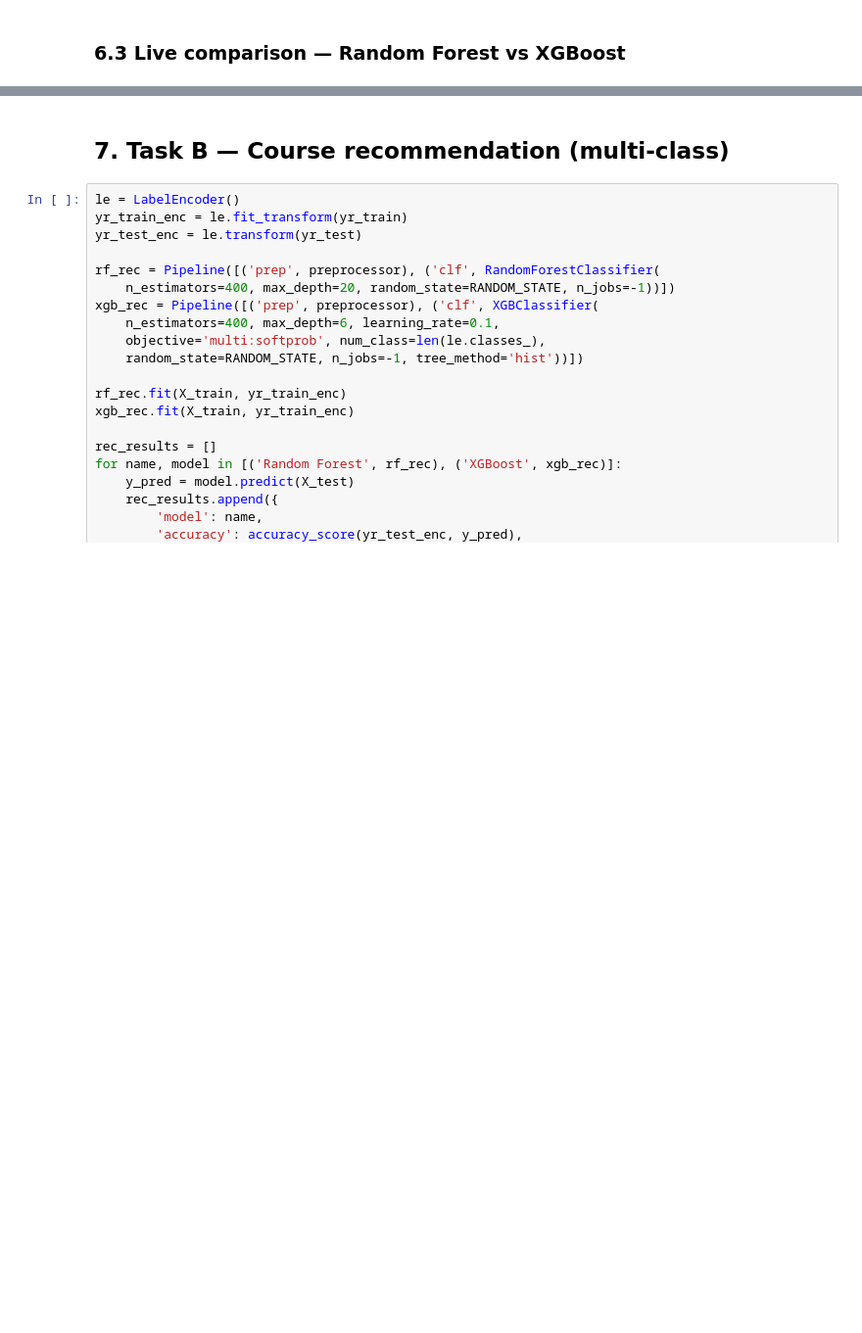
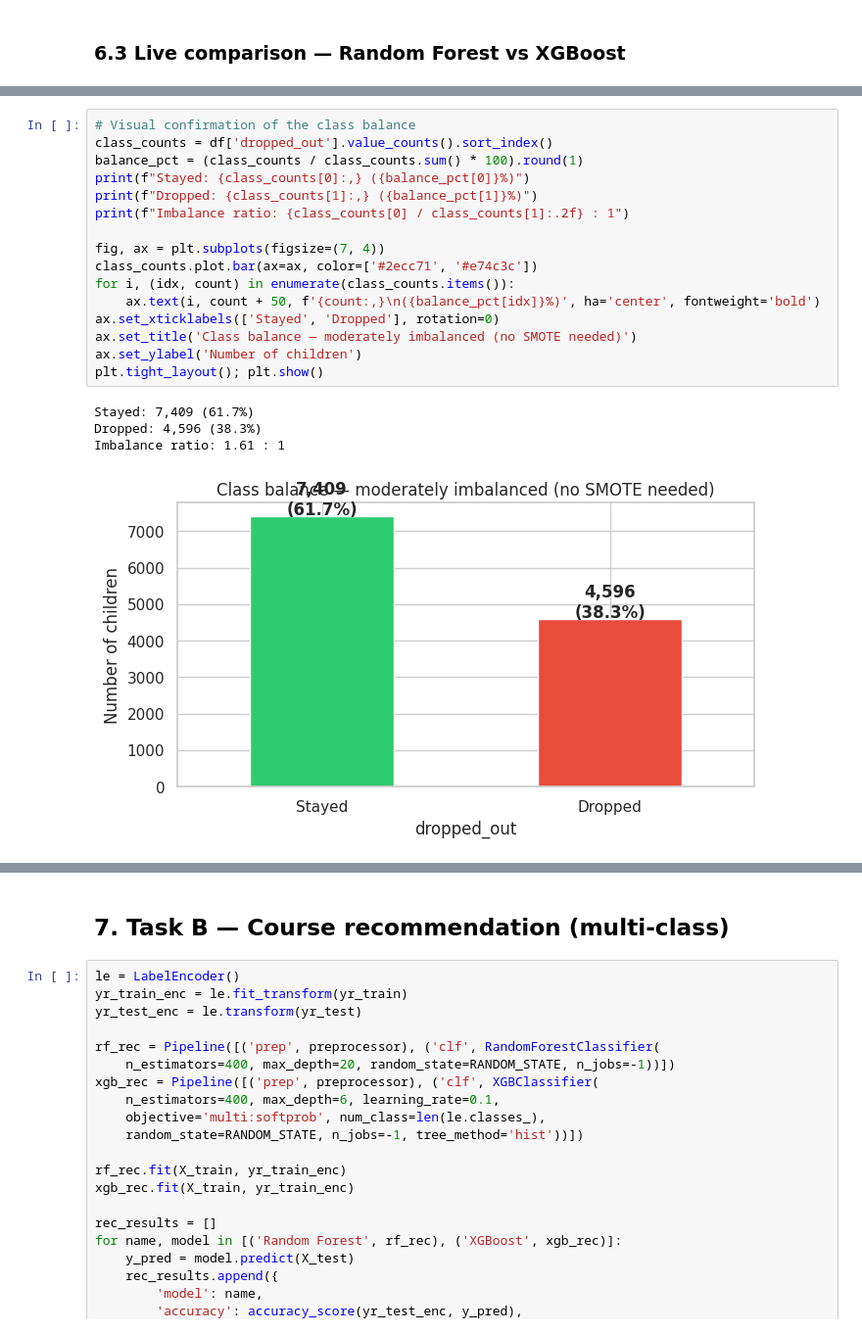
Before and after one commit to anwar789456/machine-lol, a Jupyter notebook: notebooks/eda_and_training.ipynb, the cells around one changed output, grey strips where cells are left out. Shown at 98% size. Drawn from its saved outputs; the diff is of its cells as text; blank space fills up the shorter version.

```diff
--- a/notebooks/eda_and_training.ipynb
+++ b/notebooks/eda_and_training.ipynb
@@ -420,0 +615,21 @@ plt.tight_layout(); plt.show()
+# %%
+# Visual confirmation of the class balance
+class_counts = df['dropped_out'].value_counts().sort_index()
+balance_pct = (class_counts / class_counts.sum() * 100).round(1)
+print(f"Stayed: {class_counts[0]:,} ({balance_pct[0]}%)")
+print(f"Dropped: {class_counts[1]:,} ({balance_pct[1]}%)")
+print(f"Imbalance ratio: {class_counts[0] / class_counts[1]:.2f} : 1")
+
+fig, ax = plt.subplots(figsize=(7, 4))
+class_counts.plot.bar(ax=ax, color=['#2ecc71', '#e74c3c'])
+for i, (idx, count) in enumerate(class_counts.items()):
+    ax.text(i, count + 50, f'{count:,}\n({balance_pct[idx]}%)', ha='center', fontweight='bold')
+ax.set_xticklabels(['Stayed', 'Dropped'], rotation=0)
+ax.set_title('Class balance — moderately imbalanced (no SMOTE needed)')
+ax.set_ylabel('Number of children')
+plt.tight_layout(); plt.show()
+# %% [output]
+Stayed: 7,409 (61.7%)
+Dropped: 4,596 (38.3%)
+Imbalance ratio: 1.61 : 1
+[figure, added]
```
Also changed, not shown: parts of 31 cells of this notebook, 4 other files.
